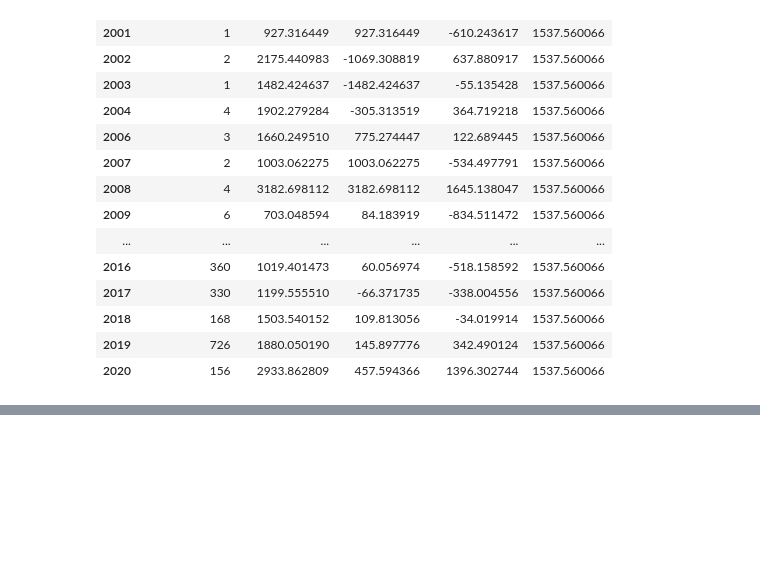
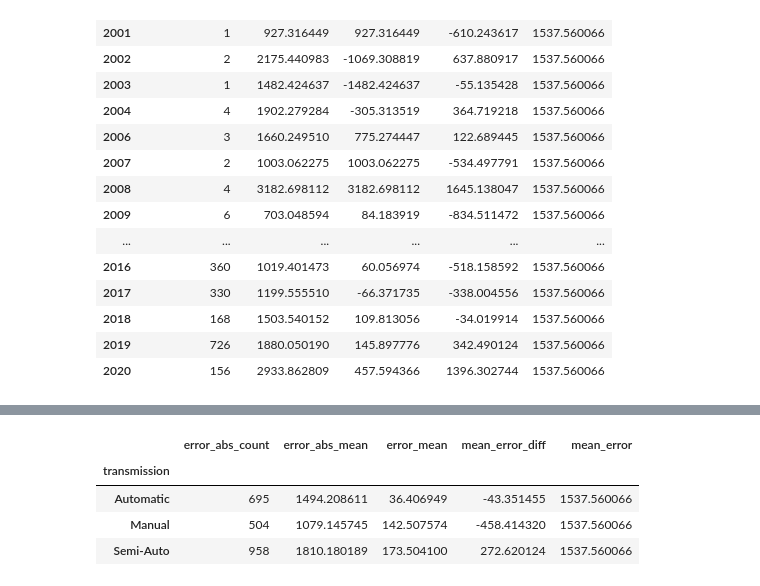
Before and after one commit to SergeyB81/Portfolio-DS, a Jupyter notebook: Car price/model_analysis_and_interpretation.ipynb, the cells around one changed output, grey strips where cells are left out. Saved outputs shown, nothing was run; the diff lists cells and outputs as text; code cells hidden in the pictures; blank space fills up the shorter version.

```diff
--- a/Car price/model_analysis_and_interpretation.ipynb
+++ b/Car price/model_analysis_and_interpretation.ipynb
@@ -381,0 +398,9 @@ print_error('year')
+# %%
+
+print_error('transmission')
+# %% [output]
+|  | error_abs_count | error_abs_mean | error_mean | mean_error_diff | mean_error |
+| transmission |  |  |  |  |  |
+| Automatic | 695 | 1494.208611 | 36.406949 | -43.351455 | 1537.560066 |
+| Manual | 504 | 1079.145745 | 142.507574 | -458.414320 | 1537.560066 |
+| Semi-Auto | 958 | 1810.180189 | 173.504100 | 272.620124 | 1537.560066 |
```
Also changed, not shown: parts of 7 cells of this notebook.
